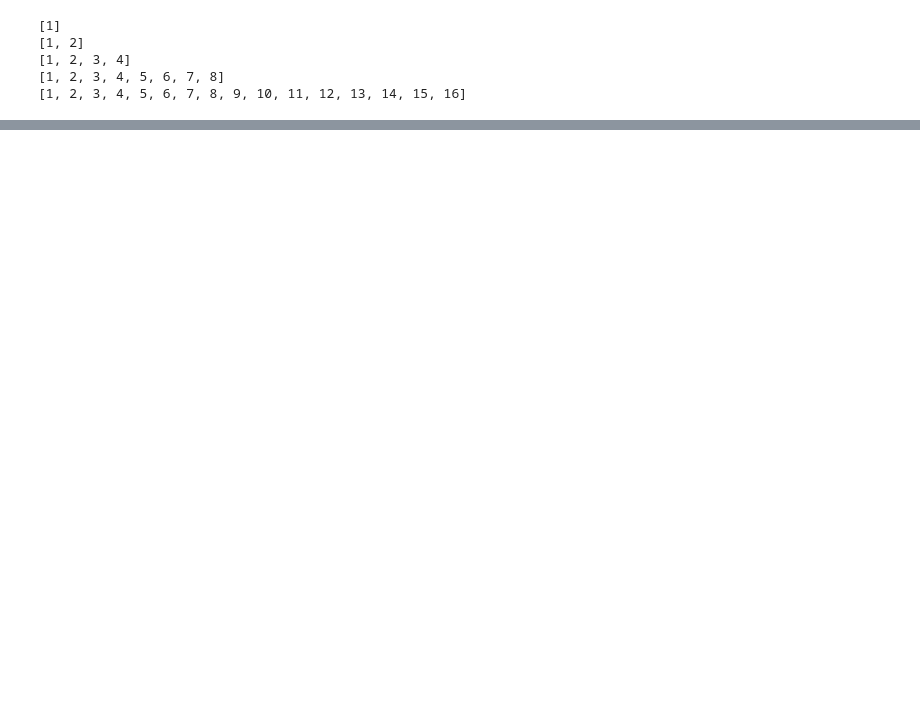
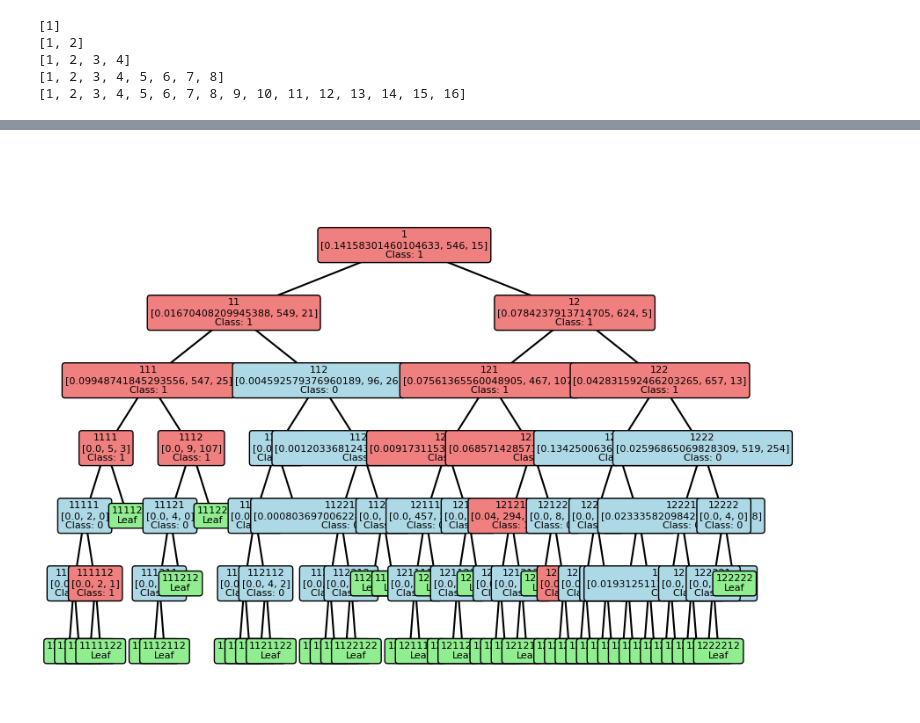
Before and after one commit to eloplope/Fashion-classifier, a Jupyter notebook: decision_tree.ipynb, the cells around one changed output, grey strips where cells are left out. Drawn from its saved outputs; the diff is of its cells as text; code cells hidden in the pictures; blank space fills up the shorter version.

Commit message:
Update decision_tree.ipynb
faster split, split work i guess. Not really tho

```diff
--- a/decision_tree.ipynb
+++ b/decision_tree.ipynb
@@ -168,0 +291,51 @@ print(binary_tree_dict)
+# %%
+# Enhanced plotting function to include class information with color coding
+import matplotlib.pyplot as plt
+
+def plot_tree_with_classes(tree, node_name, x, y, dx, dy, ax, parent=None, class_colors=None):
+    if node_name not in tree:
+        return
+
+    if tree[node_name] == "Leaf":
+        # Use a default color for leaf nodes
+        color = "lightgreen"
+        text = f"{node_name}\nLeaf"
+    else:
+        # Determine the class based on the split details (last value indicates class threshold)
+        split = tree[node_name]
+        threshold = split[2]
+        if threshold % 2 == 0:  # Example logic for assigning classes
+            color = class_colors.get(0, "lightblue")
+            text = f"{node_name}\n{split}\nClass: 0"
+        else:
+            color = class_colors.get(1, "lightcoral")
+            text = f"{node_name}\n{split}\nClass: 1"
+
+    # Plot node text and box
+    ax.text(x, y, text, fontsize=8, ha="center", va="center",
+            bbox=dict(boxstyle="round", facecolor=color))
+
+    # Plot edges
+    if parent is not None:
+        ax.plot([parent[0], x], [parent[1], y], "k-")
+
+    # Left child
+    plot_tree_with_classes(tree, node_name + "1", x - dx, y - dy, dx / 2, dy, ax, (x, y), class_colors)
+    # Right child
+    plot_tree_with_classes(tree, node_name + "2", x + dx, y - dy, dx / 2, dy, ax, (x, y), class_colors)
+
+
+# Initialize figure and class colors
+fig, ax = plt.subplots(figsize=(10, 8))
+ax.set_xlim(-10, 10)
+ax.set_ylim(-10, 2)
+ax.axis("off")
+class_colors = {0: "lightblue", 1: "lightcoral"}  # Colors for classes 0 and 1
+
+# Plot the tree with class information
+plot_tree_with_classes(binary_tree_dict, "1", 0, 0, 5, 1.5, ax, class_colors=class_colors)
+
+# Show the figure
+plt.show()
+# %% [output]
+[figure, added]
```
Also changed, not shown: parts of 5 cells of this notebook.
